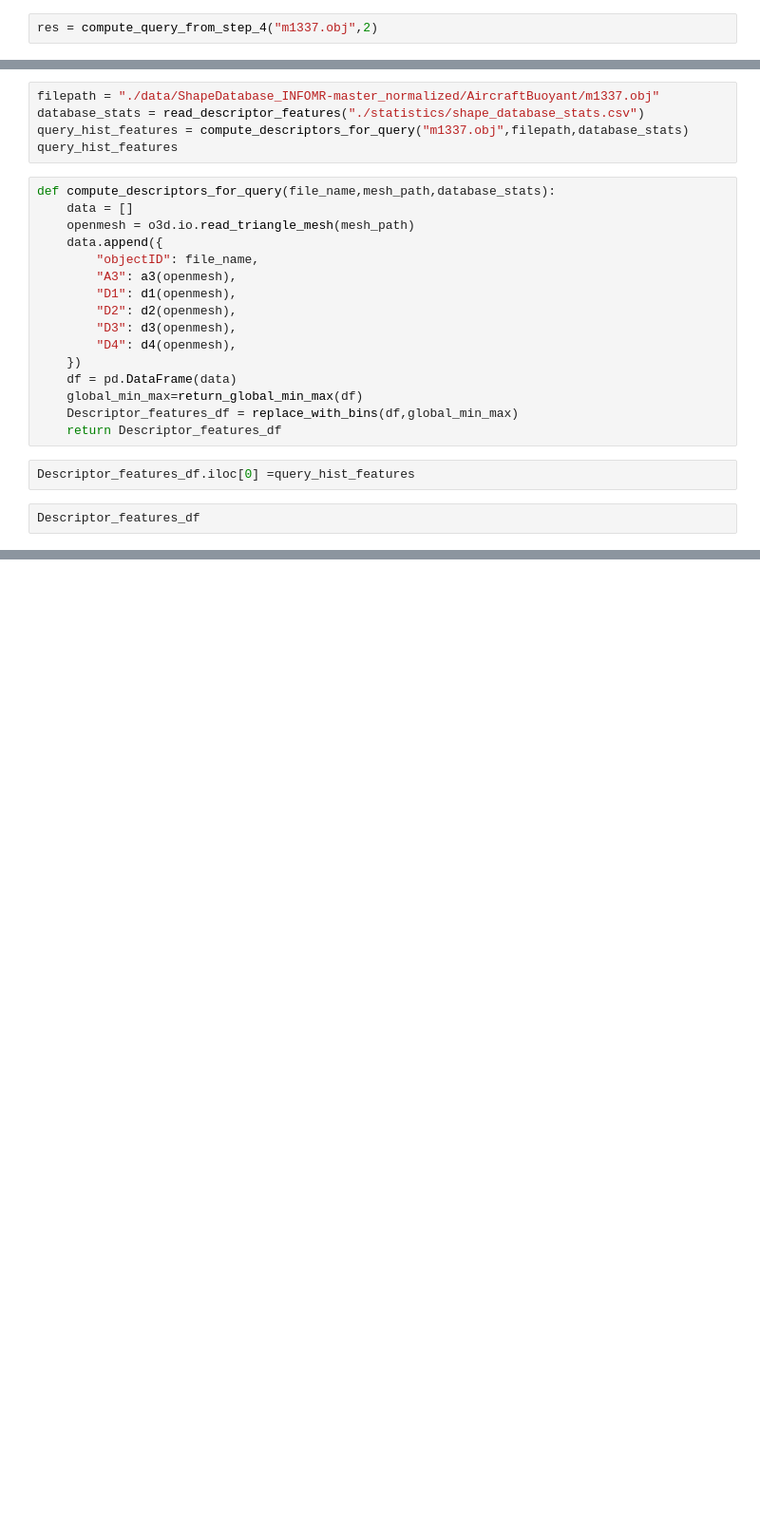
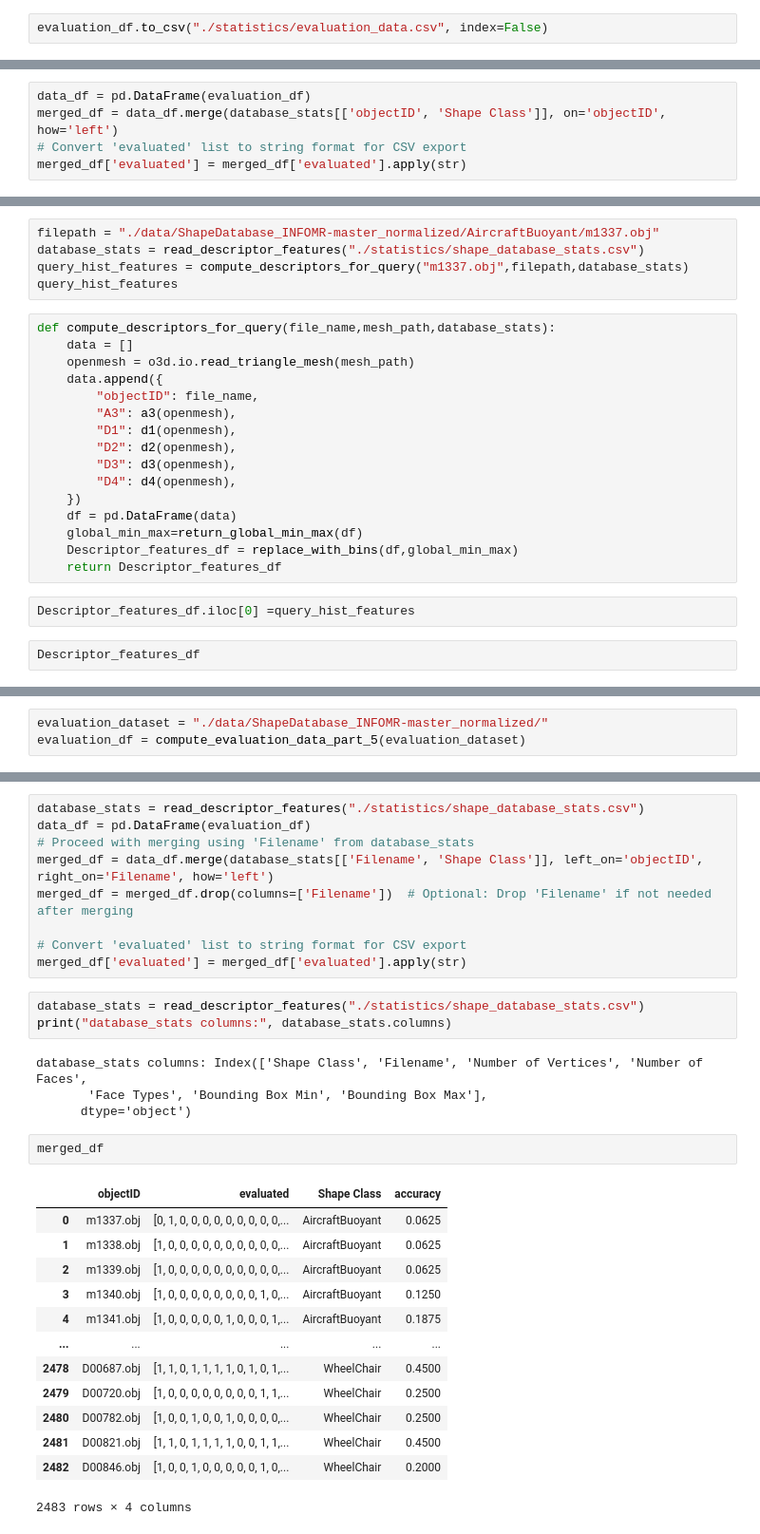
Before and after one commit to ZivHoch/Multimedia-Retrieval, a Jupyter notebook: Final_Version.ipynb, the cells around one changed output, grey strips where cells are left out. Shown at 95% size. Drawn from its saved outputs; the diff is of its cells as text; blank space fills up the shorter version.

Commit message:
adding final part from part 5,6

```diff
--- a/Final_Version.ipynb
+++ b/Final_Version.ipynb
@@ -2686,2 +2614,2 @@ evaluation_df.to_csv("./statistics/evaluation_data.csv", index=False)
 # %%
-res = compute_query_from_step_4("m1337.obj",2)
+evaluation_df.to_csv("./statistics/evaluation_data.csv", index=False)
@@ -2693,0 +2642,5 @@ print("Expected distance (should be 0):", calculate_emd(sample_array_1, sample_a
+# %%
+data_df = pd.DataFrame(evaluation_df)
+merged_df = data_df.merge(database_stats[['objectID', 'Shape Class']], on='objectID', how='left')
+# Convert 'evaluated' list to string format for CSV export
+merged_df['evaluated'] = merged_df['evaluated'].apply(str)
@@ -2773,0 +2961,3 @@ after doing so for every shape we can continue to the querying step
+# %%
+evaluation_dataset = "./data/ShapeDatabase_INFOMR-master_normalized/"
+evaluation_df = compute_evaluation_data_part_5(evaluation_dataset)
@@ -2773,0 +3010,32 @@ after doing so for every shape we can continue to the querying step
+# %%
+database_stats = read_descriptor_features("./statistics/shape_database_stats.csv")
+data_df = pd.DataFrame(evaluation_df)
+# Proceed with merging using 'Filename' from database_stats
+merged_df = data_df.merge(database_stats[['Filename', 'Shape Class']], left_on='objectID', right_on='Filename', how='left')
+merged_df = merged_df.drop(columns=['Filename'])  # Optional: Drop 'Filename' if not needed after merging
+
+# Convert 'evaluated' list to string format for CSV export
+merged_df['evaluated'] = merged_df['evaluated'].apply(str)
+# %%
+database_stats = read_descriptor_features("./statistics/shape_database_stats.csv")
+print("database_stats columns:", database_stats.columns)
+# %% [output]
+database_stats columns: Index(['Shape Class', 'Filename', 'Number of Vertices', 'Number of Faces',
+       'Face Types', 'Bounding Box Min', 'Bounding Box Max'],
+      dtype='object')
+# %%
+merged_df
+# %% [output]
+|  | objectID | evaluated | Shape Class | accuracy |
+| 0 | m1337.obj | [0, 1, 0, 0, 0, 0, 0, 0, 0, 0, 0,... | AircraftBuoyant | 0.0625 |
+| 1 | m1338.obj | [1, 0, 0, 0, 0, 0, 0, 0, 0, 0, 0,... | AircraftBuoyant | 0.0625 |
+| 2 | m1339.obj | [1, 0, 0, 0, 0, 0, 0, 0, 0, 0, 0,... | AircraftBuoyant | 0.0625 |
+| 3 | m1340.obj | [1, 0, 0, 0, 0, 0, 0, 0, 0, 1, 0,... | AircraftBuoyant | 0.1250 |
+| 4 | m1341.obj | [1, 0, 0, 0, 0, 0, 1, 0, 0, 0, 1,... | AircraftBuoyant | 0.1875 |
+| ... | ... | ... | ... | ... |
+| 2478 | D00687.obj | [1, 1, 0, 1, 1, 1, 1, 0, 1, 0, 1,... | WheelChair | 0.4500 |
+| 2479 | D00720.obj | [1, 0, 0, 0, 0, 0, 0, 0, 0, 1, 1,... | WheelChair | 0.2500 |
+| 2480 | D00782.obj | [1, 0, 0, 1, 0, 0, 1, 0, 0, 0, 0,... | WheelChair | 0.2500 |
+| 2481 | D00821.obj | [1, 1, 0, 1, 1, 1, 1, 0, 0, 1, 1,... | WheelChair | 0.4500 |
+| 2482 | D00846.obj | [1, 0, 0, 1, 0, 0, 0, 0, 0, 1, 0,... | WheelChair | 0.2000 |
+2483 rows × 4 columns
```
Also changed, not shown: parts of 52 cells of this notebook, 2 other files.
